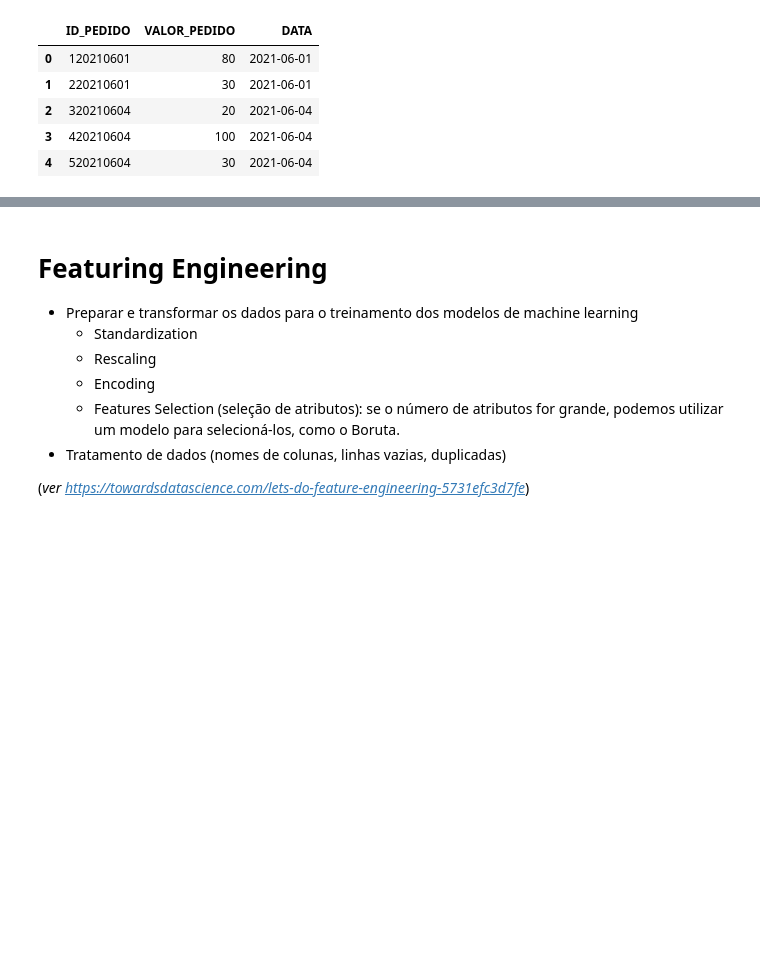
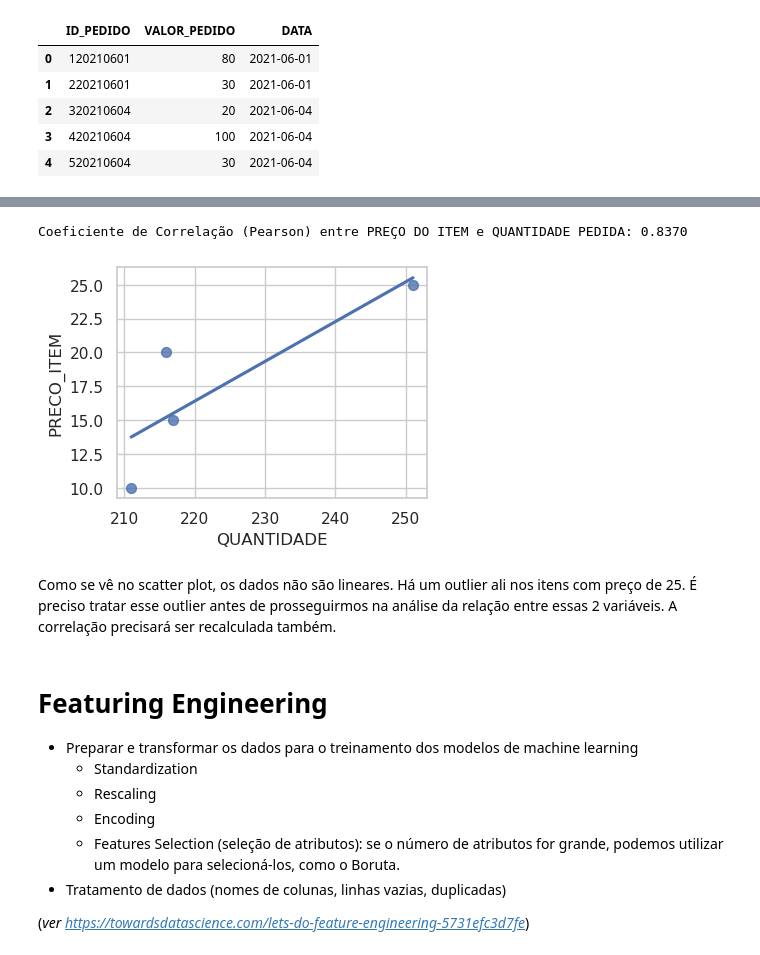
Before and after one commit to joaomj/case_mrhealth, a Jupyter notebook: notebook.ipynb, the cells around one changed output, grey strips where cells are left out. Drawn from its saved outputs; the diff is of its cells as text; code cells hidden in the pictures; blank space fills up the shorter version.

Commit message:
Preparando os dados. Análise descritiva pronta

```diff
--- a/notebook.ipynb
+++ b/notebook.ipynb
@@ -111,0 +190,5 @@ A partir da análise exploratória, levantar algumas hipóteses para obter insig
+# %%
+# Agrupando os dados por preço do item.
+# A intenção é verificar a relação entre preço do item x quantidade vendida (demanda)
+df_precos = df_itens_pedido.groupby(by='PRECO_ITEM')['QUANTIDADE'].sum().reset_index()
+df_precos.head()
@@ -112,3 +201,18 @@ A partir da análise exploratória, levantar algumas hipóteses para obter insig
+# %%
+# Correlação (linear) entre preço do item e quantidade pedida
+corr_coef, _ = pearsonr(df_precos['PRECO_ITEM'], df_precos['QUANTIDADE']) # o uso de ', _' indica que descartamos outros valores retornados pela função. Queremos apenas o primeiro valor.
+print(f"Coeficiente de Correlação (Pearson) entre PREÇO DO ITEM e QUANTIDADE PEDIDA: {corr_coef:.4f}")
+# %% [output]
+Coeficiente de Correlação (Pearson) entre PREÇO DO ITEM e QUANTIDADE PEDIDA: 0.8370
+# %%
+# Scatterplot para avaliar a linearidade entre preço dos itens e quantidade
+sns.set_theme(style="whitegrid")
+plt.figure(figsize=(4, 3))
+ax = sns.regplot(x='QUANTIDADE', y='PRECO_ITEM', data=df_precos, ci=None, scatter_kws={'s': 50})
+# %% [output]
+[figure, added]
+# %% [markdown]
+Como se vê no scatter plot, os dados não são lineares. Há um outlier ali nos itens com preço de 25. É preciso tratar esse outlier antes de prosseguirmos na análise da relação entre essas 2 variáveis. A correlação precisará ser recalculada também.
 # %% [markdown]
 # Featuring Engineering
 - Preparar e transformar os dados para o treinamento dos modelos de machine learning
```
Also changed, not shown: parts of 16 cells of this notebook, 1 other file.
